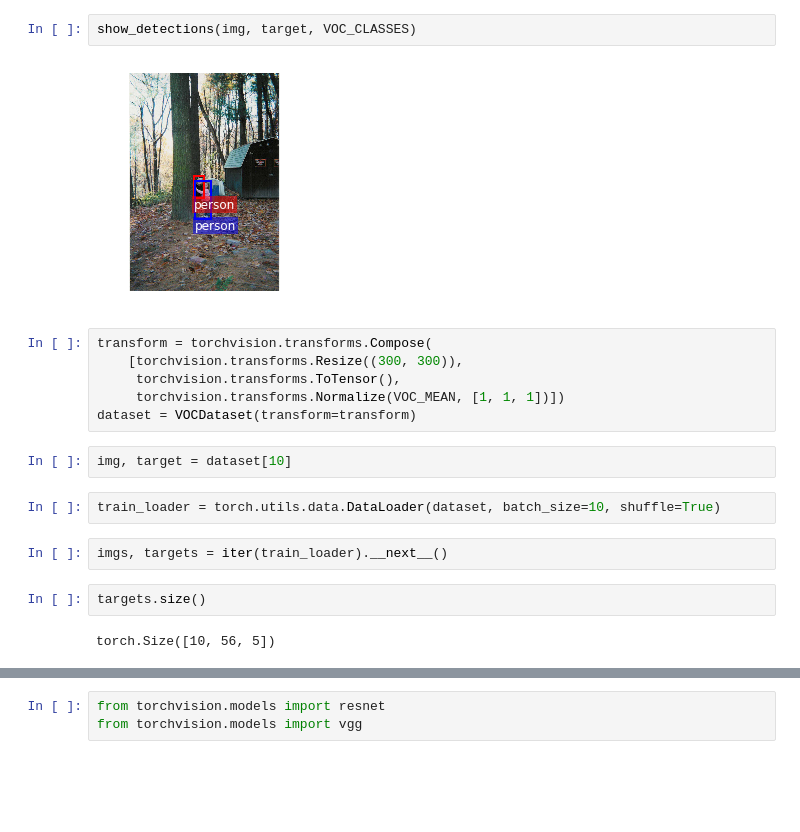
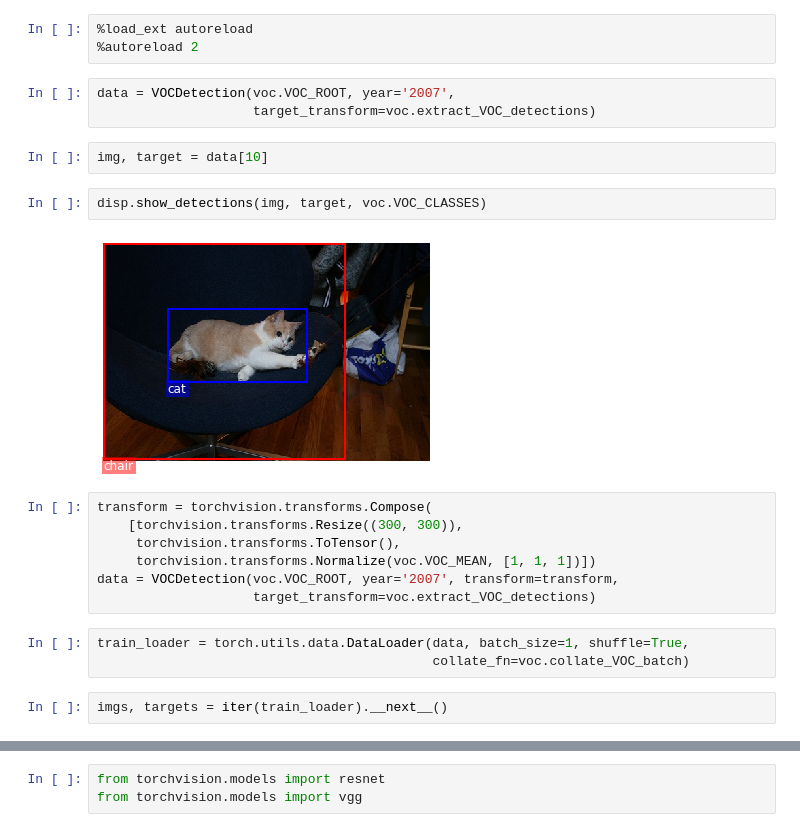
Before and after one commit to smeenehan/PyTorchProjects, a Jupyter notebook: SSD/test_ssd.ipynb, the cells around one changed output, grey strips where cells are left out. Saved outputs shown, nothing was run; the diff lists cells and outputs as text; blank space fills up the shorter version.

```diff
--- a/SSD/test_ssd.ipynb
+++ b/SSD/test_ssd.ipynb
@@ -10,20 +11,24 @@ img, target = load_image_data(image_paths[100], annotation_paths[100])
+# %%
+%load_ext autoreload
+%autoreload 2
+# %%
+data = VOCDetection(voc.VOC_ROOT, year='2007',
+                    target_transform=voc.extract_VOC_detections)
+# %%
+img, target = data[10]
 # %%
-show_detections(img, target, VOC_CLASSES)
+disp.show_detections(img, target, voc.VOC_CLASSES)
 # %% [output]
-[figure, old version]
+[figure, new version]
 # %%
 transform = torchvision.transforms.Compose(
     [torchvision.transforms.Resize((300, 300)),
      torchvision.transforms.ToTensor(),
-     torchvision.transforms.Normalize(VOC_MEAN, [1, 1, 1])])
-dataset = VOCDataset(transform=transform)
+     torchvision.transforms.Normalize(voc.VOC_MEAN, [1, 1, 1])])
+data = VOCDetection(voc.VOC_ROOT, year='2007', transform=transform,
+                    target_transform=voc.extract_VOC_detections)
-# %%
-img, target = dataset[10]
 # %%
-train_loader = torch.utils.data.DataLoader(dataset, batch_size=10, shuffle=True)
+train_loader = torch.utils.data.DataLoader(data, batch_size=1, shuffle=True,
+                                           collate_fn=voc.collate_VOC_batch)
 # %%
 imgs, targets = iter(train_loader).__next__()
-# %%
-targets.size()
-# %% [output]
-torch.Size([10, 56, 5])
```
Also changed, not shown: parts of 8 cells of this notebook, 4 other files.
